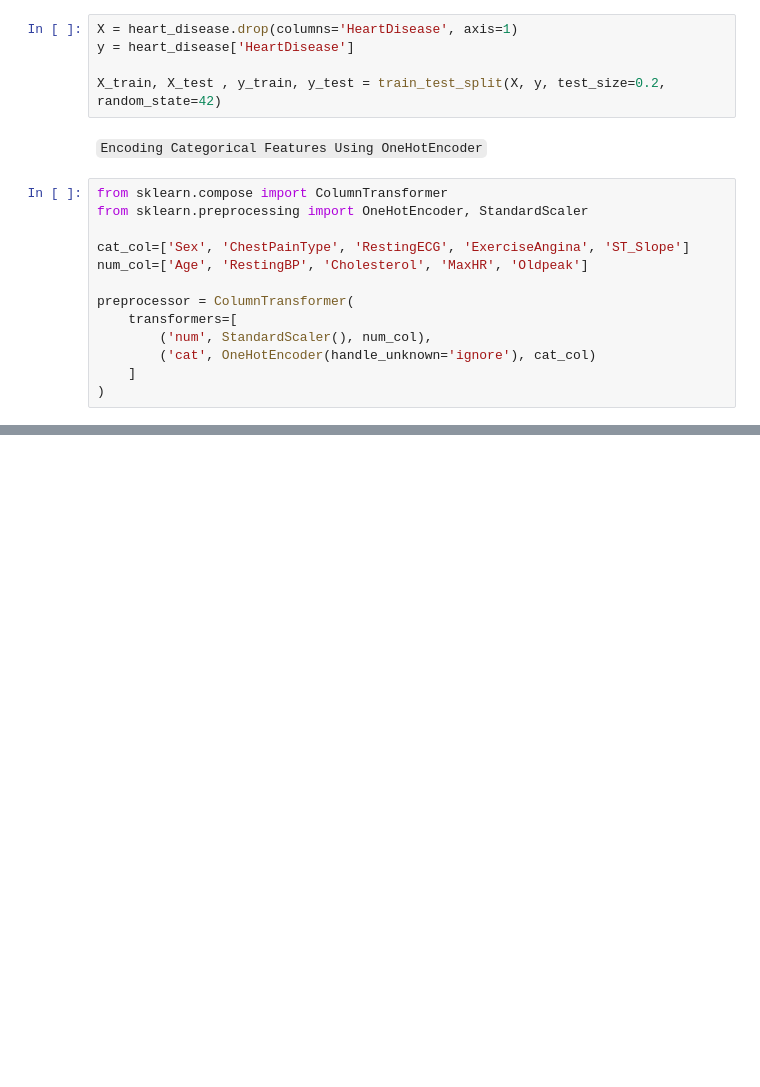
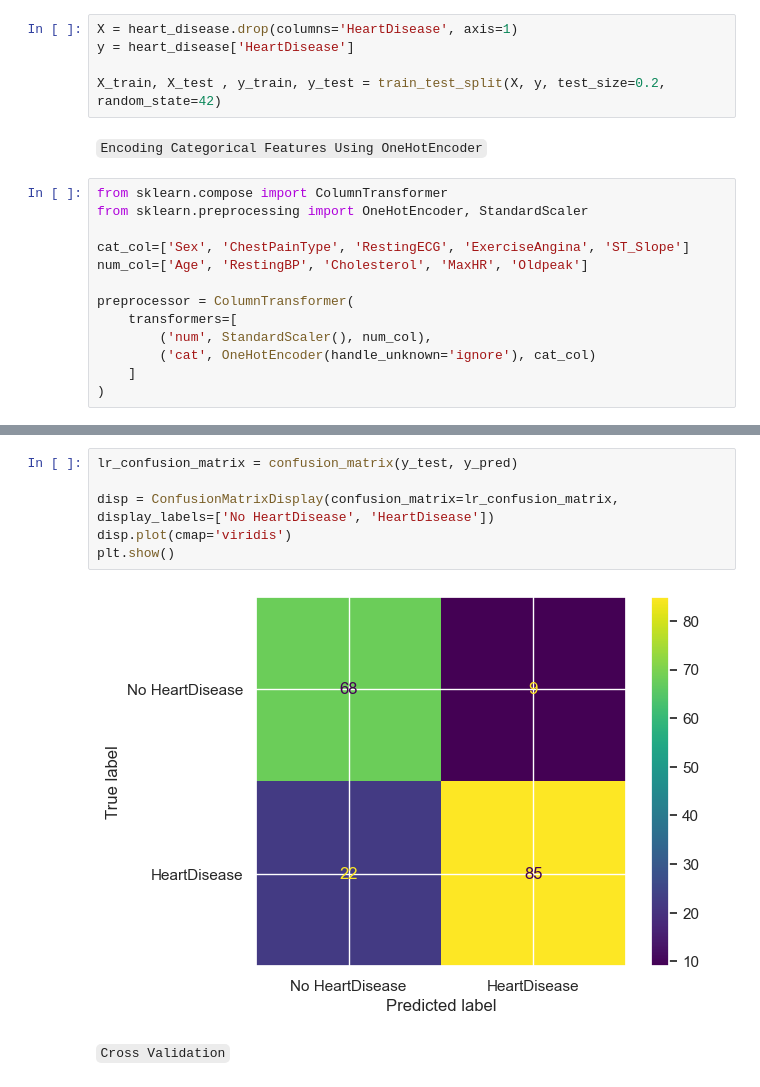
Before and after one commit to codewithraphael/machine-learning, a Jupyter notebook: Heart Failure Prediction/Notebook/heart_disease.ipynb, the cells around one changed output, grey strips where cells are left out. Drawn from its saved outputs; the diff is of its cells as text; blank space fills up the shorter version.

```diff
--- a/Heart Failure Prediction/Notebook/heart_disease.ipynb
+++ b/Heart Failure Prediction/Notebook/heart_disease.ipynb
@@ -467,0 +387,10 @@ plt.show()
+# %%
+lr_confusion_matrix = confusion_matrix(y_test, y_pred)
+
+disp = ConfusionMatrixDisplay(confusion_matrix=lr_confusion_matrix, display_labels=['No HeartDisease', 'HeartDisease'])
+disp.plot(cmap='viridis')
+plt.show()
+# %% [output]
+[figure, added]
+# %% [markdown]
+`Cross Validation`
```
Also changed, not shown: parts of 80 cells of this notebook.
